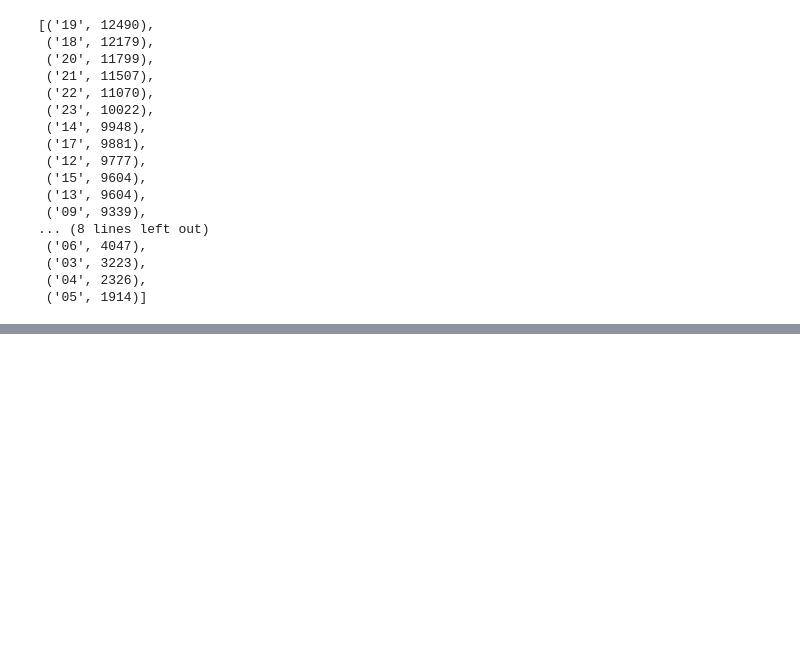
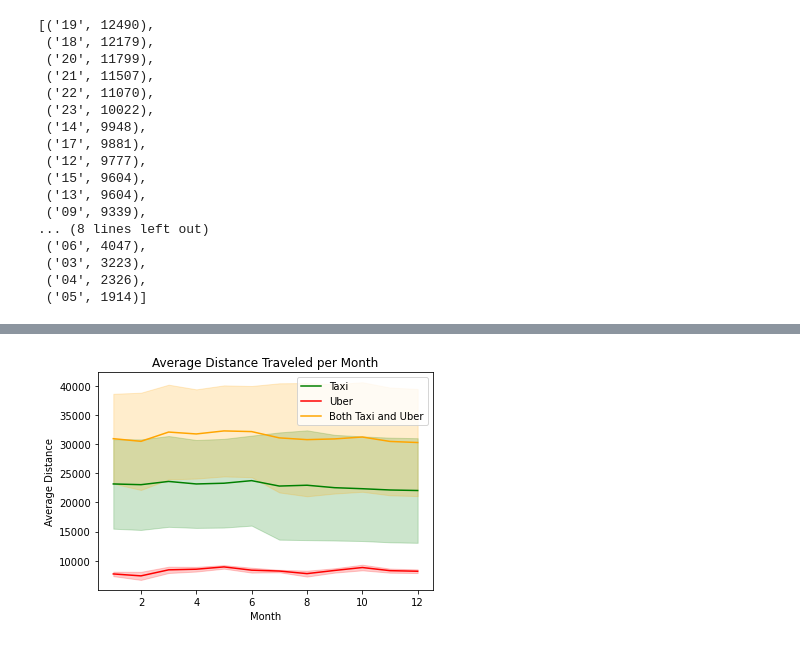
Before and after one commit to Vivian-QwYu/Final-Project-IEOR4501, a Jupyter notebook: Final project_IEOR4501.ipynb, the cells around one changed output, grey strips where cells are left out. Saved outputs shown, nothing was run; the diff lists cells and outputs as text; code cells hidden in the pictures; blank space fills up the shorter version.

```diff
--- a/Final project_IEOR4501.ipynb
+++ b/Final project_IEOR4501.ipynb
@@ -459,0 +740,4 @@ query_to_file(QUERY_STMT_1, query_file_1)
+# %%
+ave_distance_month()
+# %% [output]
+[figure, added]
```
Also changed, not shown: parts of 34 cells of this notebook.
